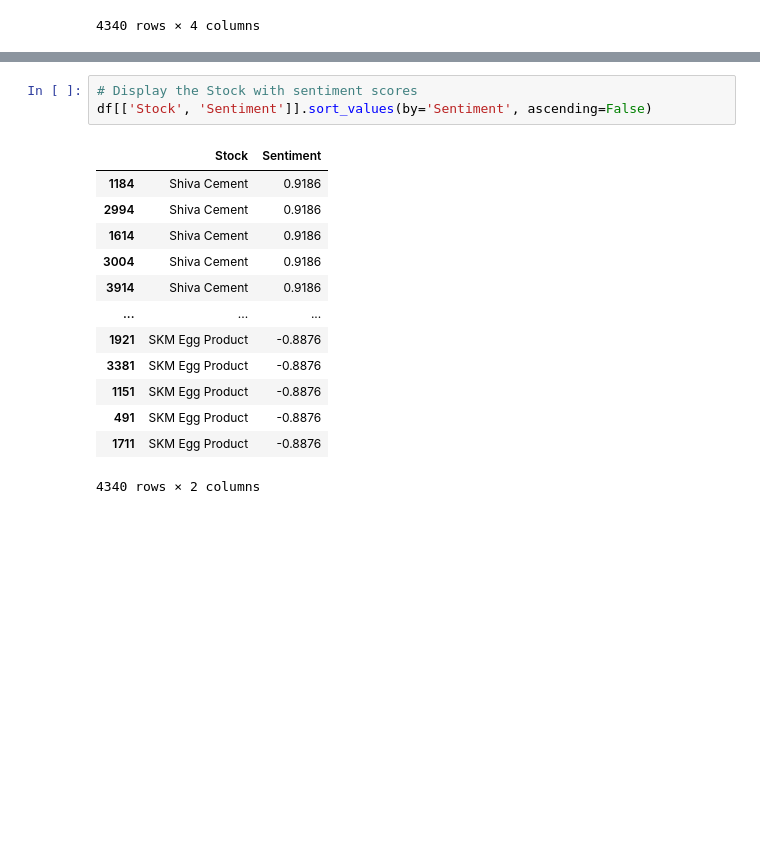
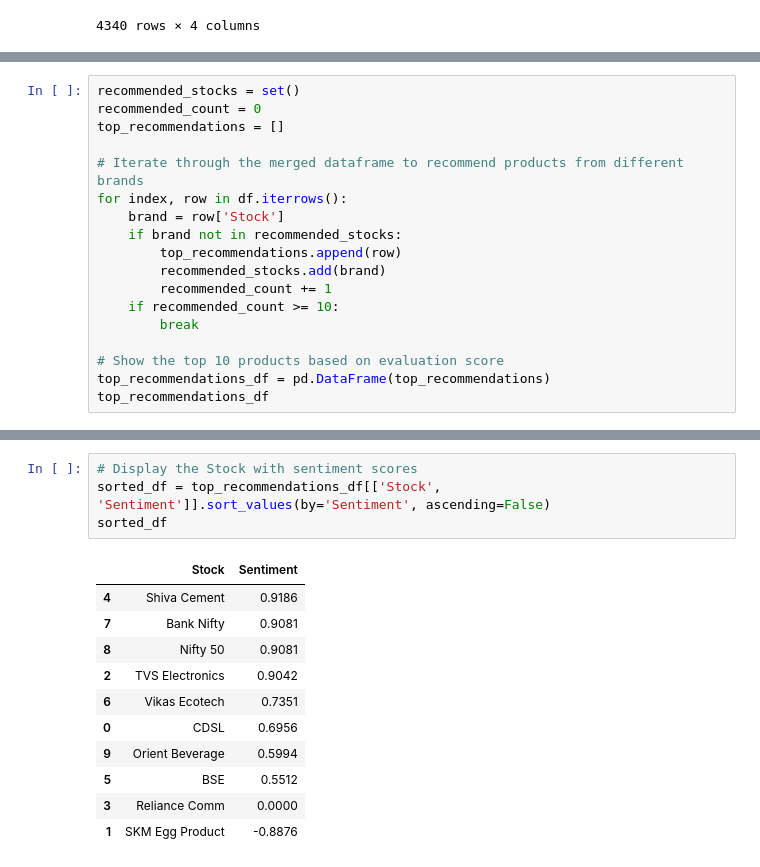
Before and after one commit to AneerudhRa/NLP_Analysis_StockForum, a Jupyter notebook: NLP_Analysis_MoneyControl.ipynb, the cells around one changed output, grey strips where cells are left out. Saved outputs shown, nothing was run; the diff lists cells and outputs as text; blank space fills up the shorter version.

```diff
--- a/NLP_Analysis_MoneyControl.ipynb
+++ b/NLP_Analysis_MoneyControl.ipynb
@@ -317,0 +336,18 @@ df
+# %%
+recommended_stocks = set()
+recommended_count = 0
+top_recommendations = []
+
+# Iterate through the merged dataframe to recommend products from different brands
+for index, row in df.iterrows():
+    brand = row['Stock']
+    if brand not in recommended_stocks:
+        top_recommendations.append(row)
+        recommended_stocks.add(brand)
+        recommended_count += 1
+    if recommended_count >= 10:
+        break
+
+# Show the top 10 products based on evaluation score
+top_recommendations_df = pd.DataFrame(top_recommendations)
+top_recommendations_df
@@ -318,17 +366,16 @@ df
 # %%
 # Display the Stock with sentiment scores
-df[['Stock', 'Sentiment']].sort_values(by='Sentiment', ascending=False)
+sorted_df = top_recommendations_df[['Stock', 'Sentiment']].sort_values(by='Sentiment', ascending=False)
+sorted_df
 # %% [output]
 |  | Stock | Sentiment |
-| 1184 | Shiva Cement | 0.9186 |
-| 2994 | Shiva Cement | 0.9186 |
-| 1614 | Shiva Cement | 0.9186 |
-| 3004 | Shiva Cement | 0.9186 |
-| 3914 | Shiva Cement | 0.9186 |
-| ... | ... | ... |
-| 1921 | SKM Egg Product | -0.8876 |
-| 3381 | SKM Egg Product | -0.8876 |
-| 1151 | SKM Egg Product | -0.8876 |
-| 491 | SKM Egg Product | -0.8876 |
-| 1711 | SKM Egg Product | -0.8876 |
+| 4 | Shiva Cement | 0.9186 |
+| 7 | Bank Nifty | 0.9081 |
+| 8 | Nifty 50 | 0.9081 |
+| 2 | TVS Electronics | 0.9042 |
+| 6 | Vikas Ecotech | 0.7351 |
+| 0 | CDSL | 0.6956 |
+| 9 | Orient Beverage | 0.5994 |
+| 5 | BSE | 0.5512 |
+| 3 | Reliance Comm | 0.0000 |
+| 1 | SKM Egg Product | -0.8876 |
-4340 rows × 2 columns
```
Also changed, not shown: parts of 11 cells of this notebook.
